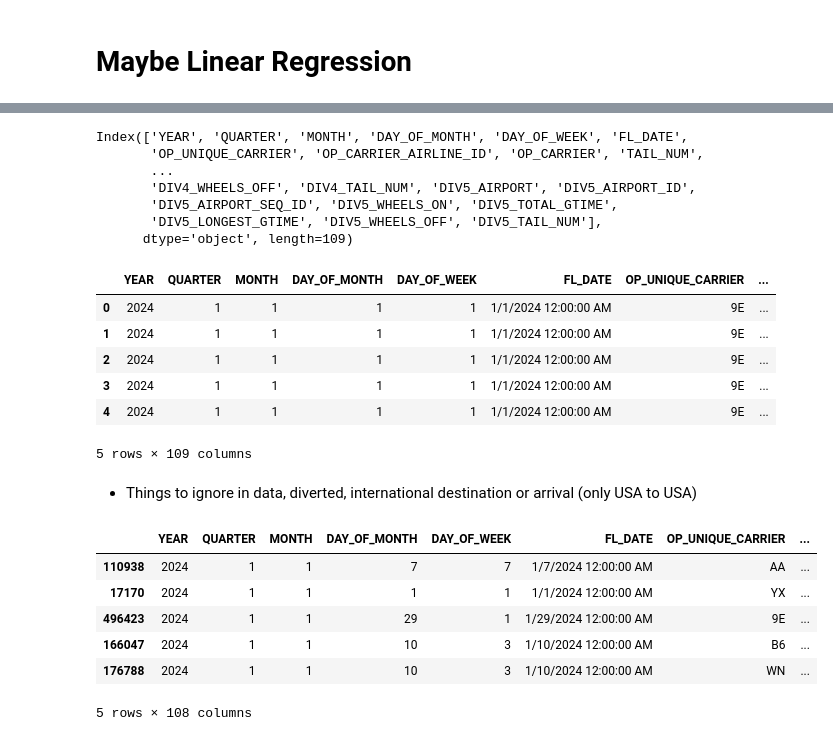
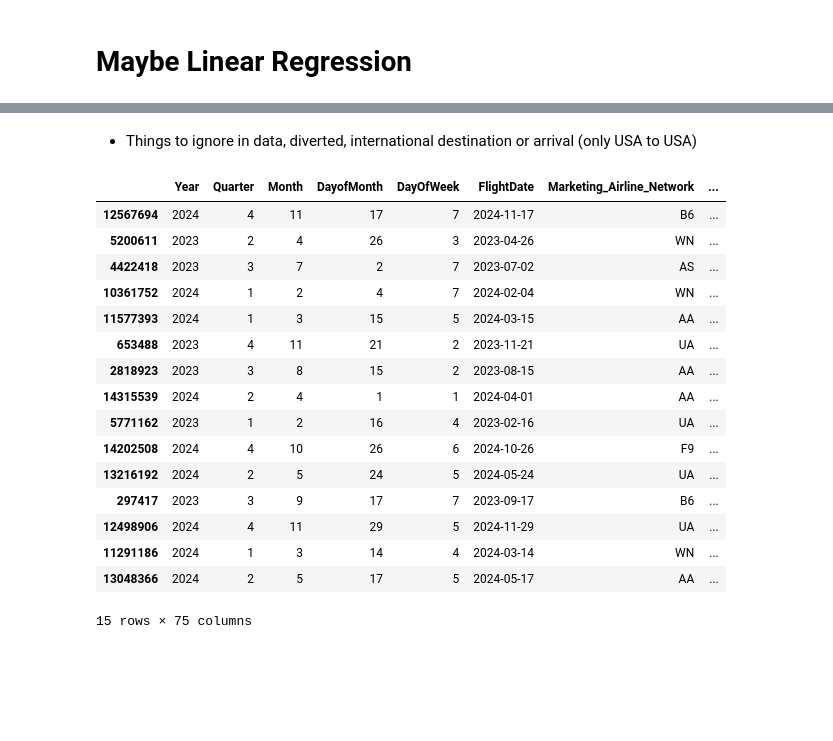
Before and after one commit to trevormgray/NN-Project, a Jupyter notebook: Flights.ipynb, the cells around one changed output, grey strips where cells are left out. Saved outputs shown, nothing was run; the diff lists cells and outputs as text; code cells hidden in the pictures; blank space fills up the shorter version.

Commit message:
Organized notebook, and added some data visualization

```diff
--- a/Flights.ipynb
+++ b/Flights.ipynb
@@ -54,6 +54,30 @@ import fastparquet as fp
 from sklearn.model_selection import train_test_split
 from sklearn.linear_model import LinearRegression
 import glob
+# %%
+def read_csv(file_path):
+    """Reads a CSV file and returns its content as a Pandas DataFrame."""
+    try:
+        df = pd.read_csv(file_path)
+        return df
+    except FileNotFoundError:
+        print(f"Error: The file '{file_path}' was not found.")
+    except Exception as e:
+        print(f"An error occurred: {e}")
+
+    return None
+
+def label_delay(minutes):
+    if minutes < 15:
+        pass
+    elif 15 <= minutes < 60:
+        return 'Minor'
+    elif 60 <= minutes < 180:
+        return 'Medium'
+    elif minutes >= 180:
+        return 'Major'
+    else:
+        return 'Unknown'
 # %% [markdown]
 # Frame problem, get data, explore
 # %% [markdown]
@@ -269,43 +184,31 @@ read_csv('T_ONTIME_REPORTING.csv')
-# %%
-print(train_set.columns)
-# %% [output]
-Index(['YEAR', 'QUARTER', 'MONTH', 'DAY_OF_MONTH', 'DAY_OF_WEEK', 'FL_DATE',
-       'OP_UNIQUE_CARRIER', 'OP_CARRIER_AIRLINE_ID', 'OP_CARRIER', 'TAIL_NUM',
-       ...
-       'DIV4_WHEELS_OFF', 'DIV4_TAIL_NUM', 'DIV5_AIRPORT', 'DIV5_AIRPORT_ID',
-       'DIV5_AIRPORT_SEQ_ID', 'DIV5_WHEELS_ON', 'DIV5_TOTAL_GTIME',
-       'DIV5_LONGEST_GTIME', 'DIV5_WHEELS_OFF', 'DIV5_TAIL_NUM'],
-      dtype='object', length=109)
-# %%
-train_set = read_csv('T_ONTIME_REPORTING.csv')
-train_set.head()
-# %% [output]
-|  | YEAR | QUARTER | MONTH | DAY_OF_MONTH | DAY_OF_WEEK | FL_DATE | OP_UNIQUE_CARRIER | ... |
-| 0 | 2024 | 1 | 1 | 1 | 1 | 1/1/2024 12:00:00 AM | 9E | ... |
-| 1 | 2024 | 1 | 1 | 1 | 1 | 1/1/2024 12:00:00 AM | 9E | ... |
-| 2 | 2024 | 1 | 1 | 1 | 1 | 1/1/2024 12:00:00 AM | 9E | ... |
-| 3 | 2024 | 1 | 1 | 1 | 1 | 1/1/2024 12:00:00 AM | 9E | ... |
-| 4 | 2024 | 1 | 1 | 1 | 1 | 1/1/2024 12:00:00 AM | 9E | ... |
-5 rows × 109 columns
 # %% [markdown]
 * Things to ignore in data, diverted, international destination or arrival (only USA to USA)
 # %%
+train_set = pd.read_parquet('cleaned_data.parquet')
 train_sample = train_set.sample(n=1000, random_state=42)
+train_sample['DelayCategory'] = train_sample['DepDelayMinutes'].apply(label_delay)
 
 X = train_sample.copy()
-y = X.pop('DIVERTED')
 
-X.shape
-
-X.head()
+train_sample.head(15)
 # %% [output]
-|  | YEAR | QUARTER | MONTH | DAY_OF_MONTH | DAY_OF_WEEK | FL_DATE | OP_UNIQUE_CARRIER | ... |
-| 110938 | 2024 | 1 | 1 | 7 | 7 | 1/7/2024 12:00:00 AM | AA | ... |
-| 17170 | 2024 | 1 | 1 | 1 | 1 | 1/1/2024 12:00:00 AM | YX | ... |
-| 496423 | 2024 | 1 | 1 | 29 | 1 | 1/29/2024 12:00:00 AM | 9E | ... |
-| 166047 | 2024 | 1 | 1 | 10 | 3 | 1/10/2024 12:00:00 AM | B6 | ... |
-| 176788 | 2024 | 1 | 1 | 10 | 3 | 1/10/2024 12:00:00 AM | WN | ... |
+|  | Year | Quarter | Month | DayofMonth | DayOfWeek | FlightDate | Marketing_Airline_Network | ... |
+| 12567694 | 2024 | 4 | 11 | 17 | 7 | 2024-11-17 | B6 | ... |
+| 5200611 | 2023 | 2 | 4 | 26 | 3 | 2023-04-26 | WN | ... |
+| 4422418 | 2023 | 3 | 7 | 2 | 7 | 2023-07-02 | AS | ... |
+| 10361752 | 2024 | 1 | 2 | 4 | 7 | 2024-02-04 | WN | ... |
+| 11577393 | 2024 | 1 | 3 | 15 | 5 | 2024-03-15 | AA | ... |
+| 653488 | 2023 | 4 | 11 | 21 | 2 | 2023-11-21 | UA | ... |
+| 2818923 | 2023 | 3 | 8 | 15 | 2 | 2023-08-15 | AA | ... |
+| 14315539 | 2024 | 2 | 4 | 1 | 1 | 2024-04-01 | AA | ... |
+| 5771162 | 2023 | 1 | 2 | 16 | 4 | 2023-02-16 | UA | ... |
+| 14202508 | 2024 | 4 | 10 | 26 | 6 | 2024-10-26 | F9 | ... |
+| 13216192 | 2024 | 2 | 5 | 24 | 5 | 2024-05-24 | UA | ... |
+| 297417 | 2023 | 3 | 9 | 17 | 7 | 2023-09-17 | B6 | ... |
+| 12498906 | 2024 | 4 | 11 | 29 | 5 | 2024-11-29 | UA | ... |
+| 11291186 | 2024 | 1 | 3 | 14 | 4 | 2024-03-14 | WN | ... |
+| 13048366 | 2024 | 2 | 5 | 17 | 5 | 2024-05-17 | AA | ... |
-5 rows × 108 columns
+15 rows × 75 columns
 # %%
 #droping all the FIPS numbers outside of the US (1-56)
 
```
Also changed, not shown: parts of 16 cells of this notebook.
